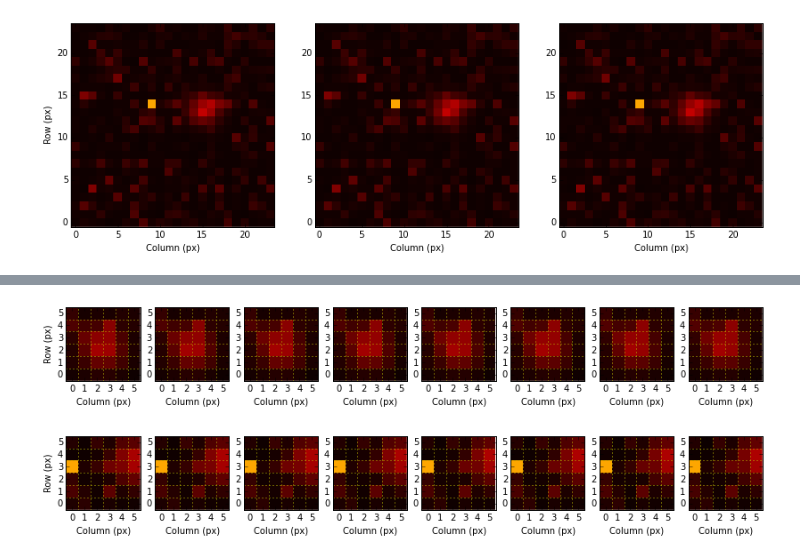
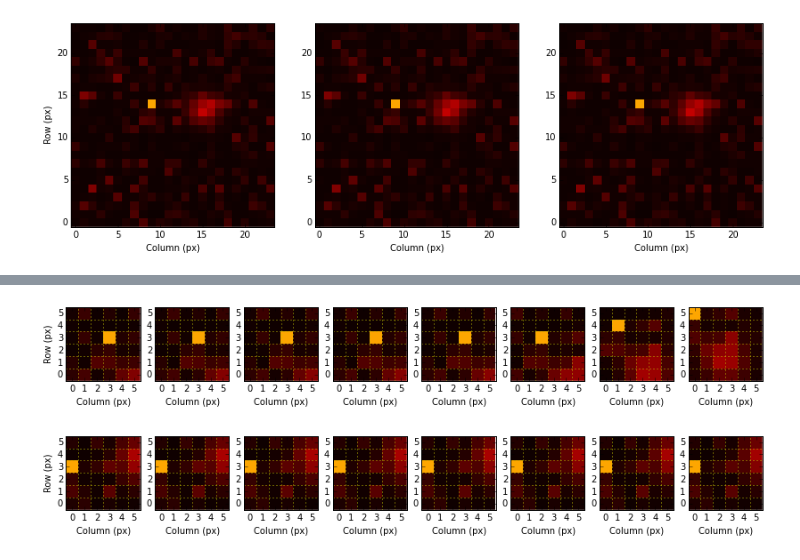
Before and after one commit to malgosias/simulate_guide, a Jupyter notebook: aca_simulate_obsid_18983.ipynb, the cells around one changed output, grey strips where cells are left out. Drawn from its saved outputs; the diff is of its cells as text; code cells hidden in the pictures.

```diff
--- a/aca_simulate_obsid_18983.ipynb
+++ b/aca_simulate_obsid_18983.ipynb
@@ -237,8 +237,8 @@ plot_set(guide['imgraws'], start=start, vmax=1500, num=num, grid6x6=True)
 # %%
 plt.figure(figsize=(14, 5))
-start, num = 425, 8
+start, num = 420, 8
 plot_set(guide['imgraws'], start=start, vmax=1500, num=num, grid6x6=True)
 # %% [output]
-[figure, old version]
+[figure, new version]
 # %%
 plt.figure(figsize=(14, 5))
```
Also changed, not shown: parts of 3 cells of this notebook.
